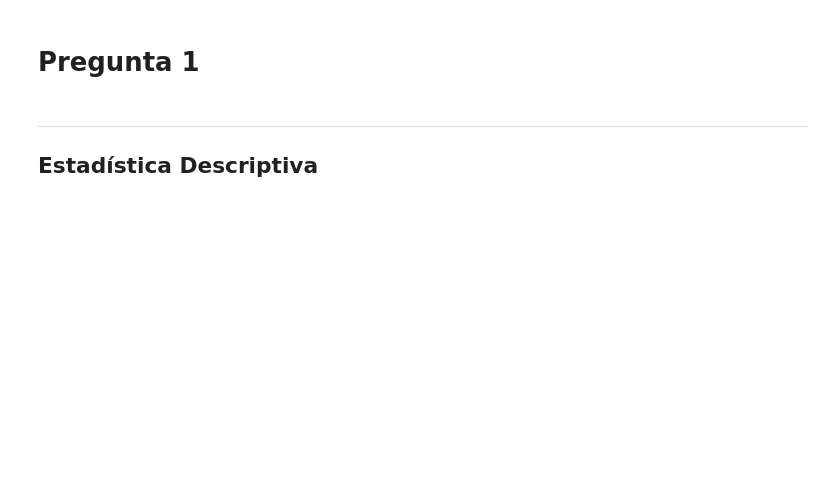
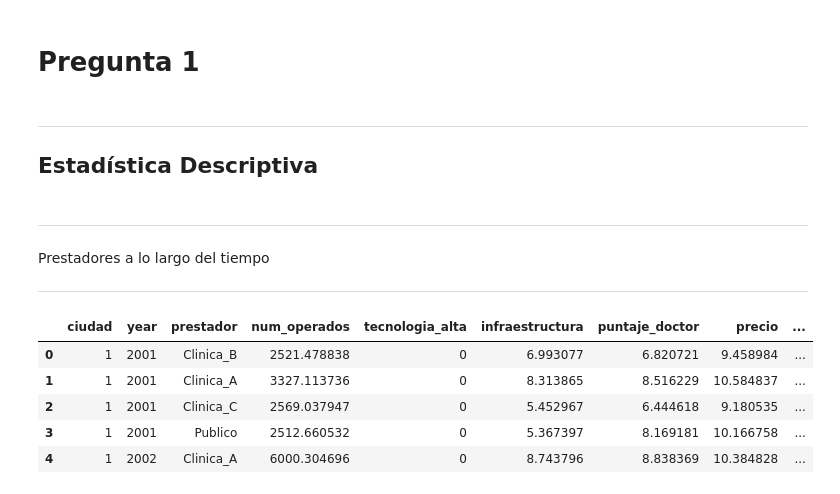
Before and after one commit to vcfq/Competencia-y-Regulaci-n, a Jupyter notebook: Pregunta1.ipynb, the cells around one changed output. Saved outputs shown, nothing was run; the diff lists cells and outputs as text; code cells hidden in the pictures; blank space fills up the shorter version.

```diff
--- a/Pregunta1.ipynb
+++ b/Pregunta1.ipynb
@@ -14,3 +14,27 @@ df_2 = pd.read_excel(url_base2)
 --------
 Estadística Descriptiva
 --------
+# %% [markdown]
+-----
+
+Prestadores a lo largo del tiempo
+
+-----
+# %%
+
+import matplotlib.pyplot as plt
+import seaborn as sns
+import numpy as np
+
+#merge de bases
+df = df_1.merge(df_2, on="ciudad")
+df["poblacion_total"] = df["poblacion_inicial"] * (1 + df["crecimiento_anual"]) ** (df["year"] - 2001)
+df["porcentaje_operados"] = df["num_operados"] / df["poblacion_total"]
+df.head()
+# %% [output]
+|  | ciudad | year | prestador | num_operados | tecnologia_alta | infraestructura | puntaje_doctor | precio | ... |
+| 0 | 1 | 2001 | Clinica_B | 2521.478838 | 0 | 6.993077 | 6.820721 | 9.458984 | ... |
+| 1 | 1 | 2001 | Clinica_A | 3327.113736 | 0 | 8.313865 | 8.516229 | 10.584837 | ... |
+| 2 | 1 | 2001 | Clinica_C | 2569.037947 | 0 | 5.452967 | 6.444618 | 9.180535 | ... |
+| 3 | 1 | 2001 | Publico | 2512.660532 | 0 | 5.367397 | 8.169181 | 10.166758 | ... |
+| 4 | 1 | 2002 | Clinica_A | 6000.304696 | 0 | 8.743796 | 8.838369 | 10.384828 | ... |
```
Also changed, not shown: parts of 8 cells of this notebook.
